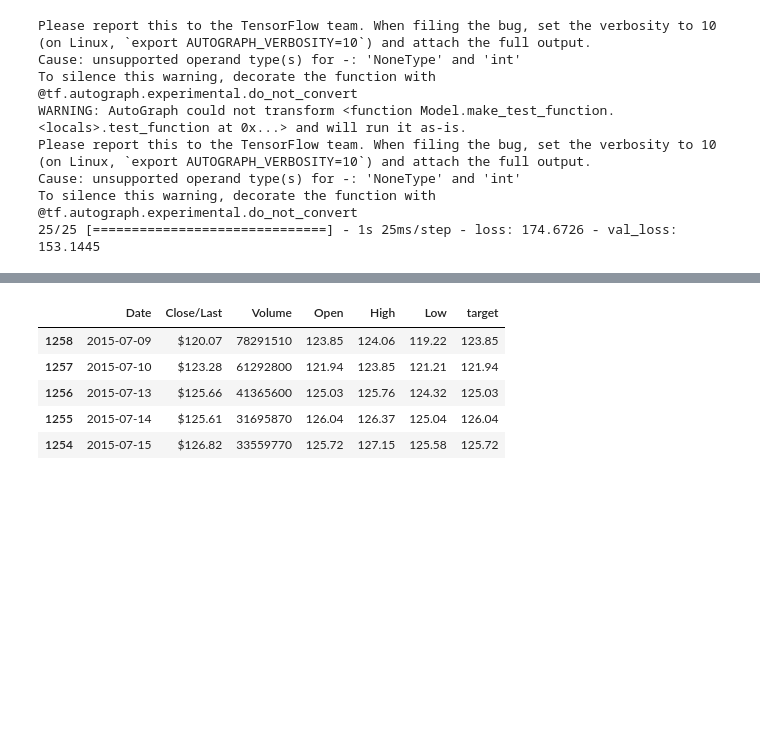
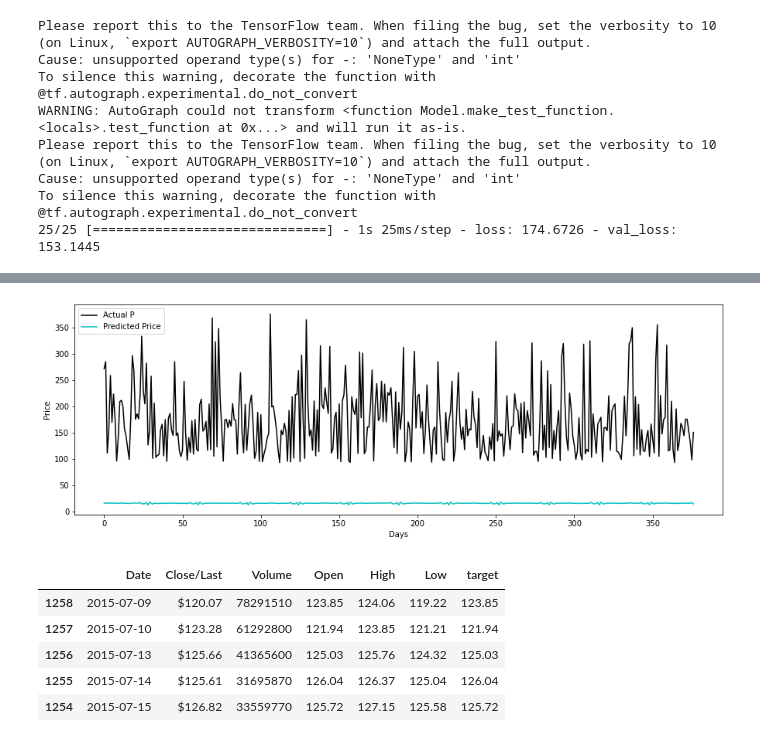
Before and after one commit to JubileeImhanz/TLS, a Jupyter notebook: Assignment3/RNN/Untitled.ipynb, the cells around one changed output, grey strips where cells are left out. Cells and saved outputs as stored; diff of their text form; code cells hidden in the pictures; blank space fills up the shorter version.

```diff
--- a/Assignment3/RNN/Untitled.ipynb
+++ b/Assignment3/RNN/Untitled.ipynb
@@ -125,7 +125,7 @@ Cause: unsupported operand type(s) for -: 'NoneType' and 'int'
 To silence this warning, decorate the function with @tf.autograph.experimental.do_not_convert
 25/25 [==============================] - 1s 25ms/step - loss: 174.6726 - val_loss: 153.1445
 # %%
-df = np.genfromtxt('./data/test_data_RNN.csv',delimiter=',')
+df = np.genfromtxt('../assignment 3/data/test_data_RNN.csv',delimiter=',')
 y_test = df[:, -1].reshape(377,1)
 X_test =  df[:, :-1]
 
@@ -154,3 +162,4 @@ plt.show()
+[figure, added]
 # %%
 data['target']= data['Open']
 data['Date'] =pd.to_datetime(data.Date)
```
Also changed, not shown: parts of 1 cell of this notebook, 5 other files.
